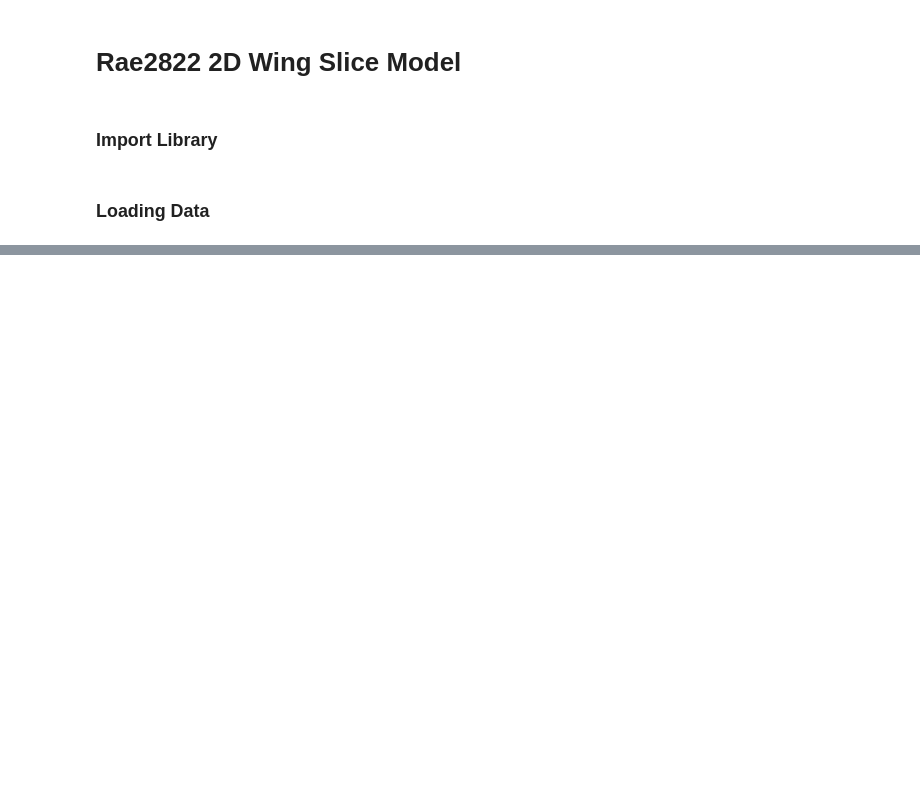
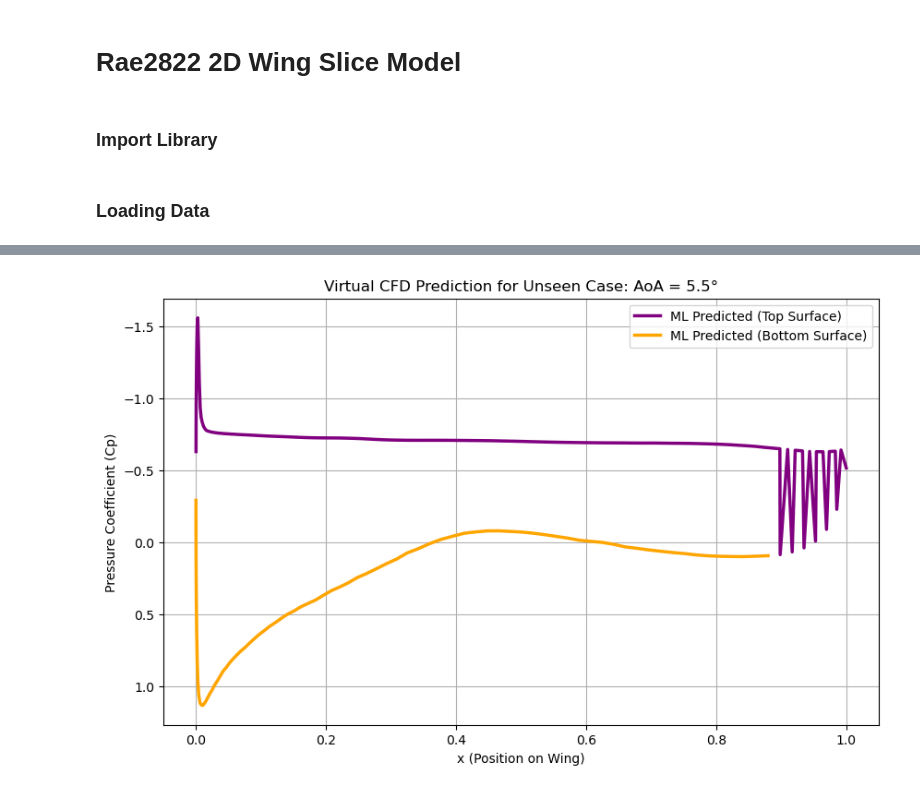
Before and after one commit to ItsKong/CFD-Machine-learning, a Jupyter notebook: Rae2822-Model.ipynb, the cells around one changed output, grey strips where cells are left out. Cells and saved outputs as stored; diff of their text form; code cells hidden in the pictures; blank space fills up the shorter version.

```diff
--- a/Rae2822-Model.ipynb
+++ b/Rae2822-Model.ipynb
@@ -65,0 +114,37 @@ plt.show()
+# %%
+# --- 1. BUILD THE INPUT DATA ---
+# Grab the rigid wing shape (x and y) from ANY existing case (like Case 0)
+# We just need those 192 rows that define the RAE2822 airfoil.
+new_case = full_data[full_data['AoA'] == 0.0][['x', 'y']].copy()
+
+# Inject our brand new physics condition
+new_case['AoA'] = 5.5
+
+# --- 2. RUN THE ML SOLVER ---
+# Notice we are feeding it the exact same columns: ['x', 'y', 'AoA']
+# This happens in 0.01 seconds! (No 5,000 iterations required)
+predicted_cp = Random_forest.predict(new_case[['x', 'y', 'AoA']])
+
+# Attach the answers back to our dataframe
+new_case['Predicted_Cp'] = predicted_cp
+
+# --- 3. PLOT THE DISCOVERY ---
+plt.figure(figsize=(10, 6))
+
+# Split the wing into Top and Bottom so the lines draw smoothly without zig-zags
+top_surface = new_case[new_case['y'] > 0].sort_values(by='x')
+bottom_surface = new_case[new_case['y'] <= 0].sort_values(by='x')
+
+# Draw the Predicted Curves
+plt.plot(top_surface['x'], top_surface['Predicted_Cp'], color='purple', linewidth=2.5, label='ML Predicted (Top Surface)')
+plt.plot(bottom_surface['x'], bottom_surface['Predicted_Cp'], color='orange', linewidth=2.5, label='ML Predicted (Bottom Surface)')
+
+plt.gca().invert_yaxis() # Invert y-axis for Aerodynamics
+plt.title("Virtual CFD Prediction for Unseen Case: AoA = 5.5°")
+plt.xlabel("x (Position on Wing)")
+plt.ylabel("Pressure Coefficient (Cp)")
+plt.legend()
+plt.grid(True)
+plt.show()
+# %% [output]
+[figure, added]
```
Also changed, not shown: parts of 7 cells of this notebook, 1 other file.
